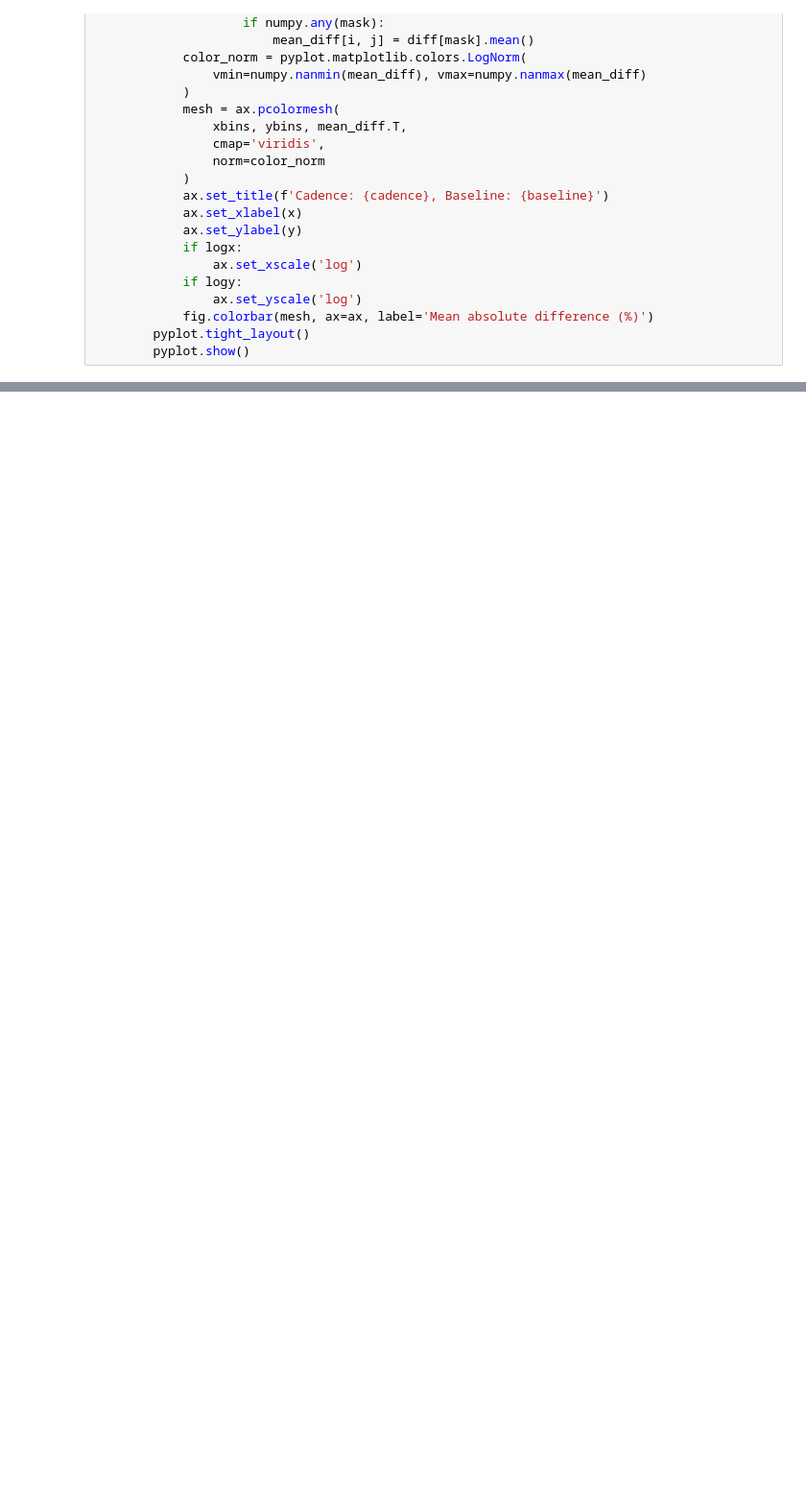
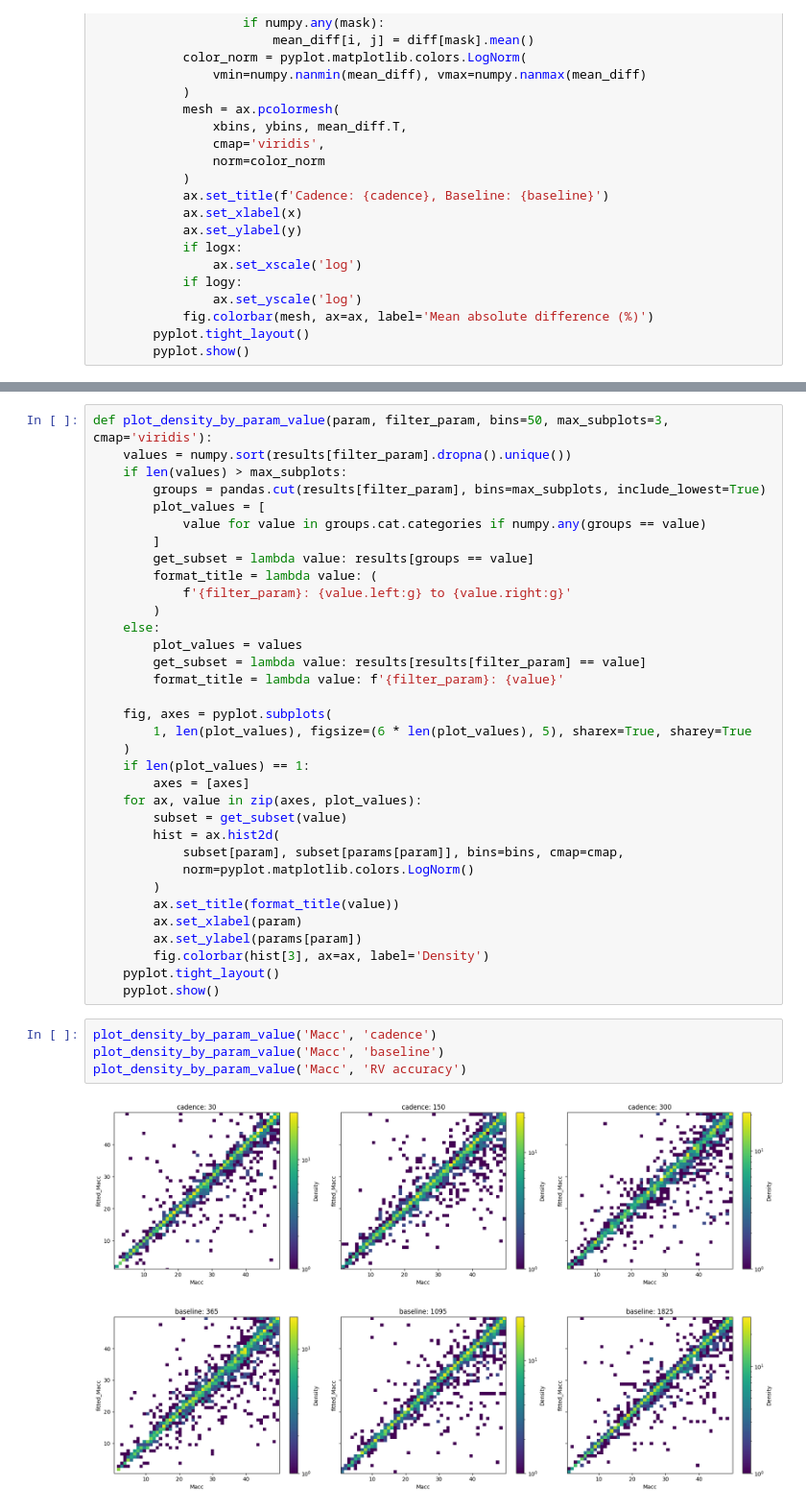
Before and after one commit to adammcmaster/self_lensing_radial_velocity, a Jupyter notebook: src/plot_fitted_timeseries_results.ipynb, the cells around one changed output, grey strips where cells are left out. Shown at 96% size. Saved outputs shown, nothing was run; the diff lists cells and outputs as text; blank space fills up the shorter version.

Commit message:
More results plots

```diff
--- a/src/plot_fitted_timeseries_results.ipynb
+++ b/src/plot_fitted_timeseries_results.ipynb
@@ -147,0 +148,41 @@ plot_relation('b', logx=False)
+# %%
+def plot_density_by_param_value(param, filter_param, bins=50, max_subplots=3, cmap='viridis'):
+    values = numpy.sort(results[filter_param].dropna().unique())
+    if len(values) > max_subplots:
+        groups = pandas.cut(results[filter_param], bins=max_subplots, include_lowest=True)
+        plot_values = [
+            value for value in groups.cat.categories if numpy.any(groups == value)
+        ]
+        get_subset = lambda value: results[groups == value]
+        format_title = lambda value: (
+            f'{filter_param}: {value.left:g} to {value.right:g}'
+        )
+    else:
+        plot_values = values
+        get_subset = lambda value: results[results[filter_param] == value]
+        format_title = lambda value: f'{filter_param}: {value}'
+
+    fig, axes = pyplot.subplots(
+        1, len(plot_values), figsize=(6 * len(plot_values), 5), sharex=True, sharey=True
+    )
+    if len(plot_values) == 1:
+        axes = [axes]
+    for ax, value in zip(axes, plot_values):
+        subset = get_subset(value)
+        hist = ax.hist2d(
+            subset[param], subset[params[param]], bins=bins, cmap=cmap,
+            norm=pyplot.matplotlib.colors.LogNorm()
+        )
+        ax.set_title(format_title(value))
+        ax.set_xlabel(param)
+        ax.set_ylabel(params[param])
+        fig.colorbar(hist[3], ax=ax, label='Density')
+    pyplot.tight_layout()
+    pyplot.show()
+# %%
+plot_density_by_param_value('Macc', 'cadence')
+plot_density_by_param_value('Macc', 'baseline')
+plot_density_by_param_value('Macc', 'RV accuracy')
+# %% [output]
+[figure, added]
+[figure, added]
```
Also changed, not shown: parts of 17 cells of this notebook.
